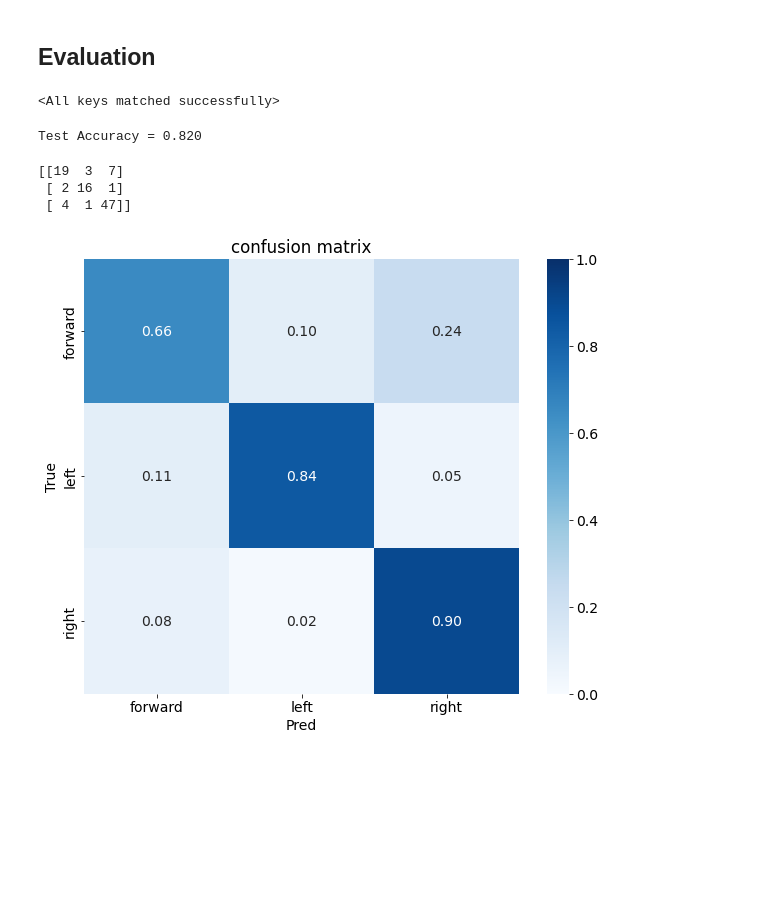
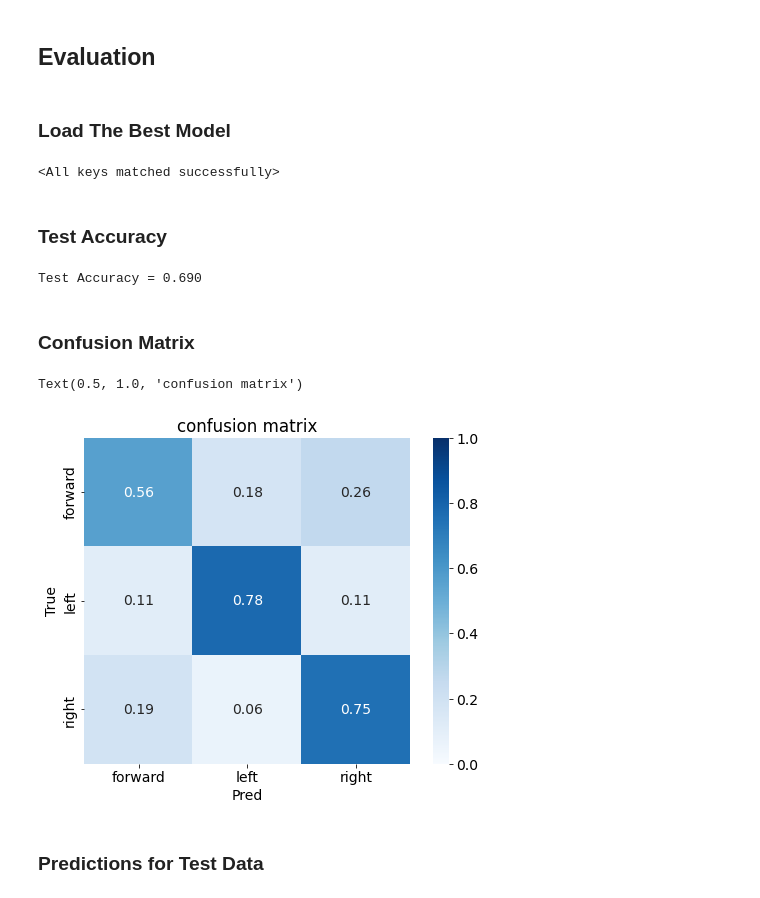
Before and after one commit to naoya1110/jetbot_road_following_by_classification, a Jupyter notebook: train_model.ipynb, the cells around one changed output. Drawn from its saved outputs; the diff is of its cells as text; code cells hidden in the pictures; blank space fills up the shorter version.

```diff
--- a/train_model.ipynb
+++ b/train_model.ipynb
@@ -62,5 +65,9 @@ for subdir in subdirs:
         path = os.path.join("dataset", subdir, filename)
         img = cv2.imread(path)
         if img is None:
-            os.remove(path)
-            print("Removed", path)
+            try:
+                os.remove(path)
+                print("Removed", path)
+            except IsADirectoryError:
+                shutil.rmtree(path)
+                print("Removed", path)
@@ -134,3 +140,5 @@ Next, we split the dataset into *training* and *test* sets.  The test set will b
+# %%
+classnames = {0:"forward", 1:"left", 2:"right"}
 # %% [markdown]
 ### Split dataset into train and test sets
 # %%
@@ -258,10 +267,12 @@ Using the code below we will train the neural network for 30 epochs, saving the
 # %%
+import torch.optim as optim
+
 model = Model()
 
 device = torch.device('cuda')
 model = model.to(device)
 
-#class_weights = torch.tensor(class_weights, dtype=torch.float32).to(device)
+class_weights = torch.tensor(class_weights, dtype=torch.float32).to(device)
 loss_func = nn.CrossEntropyLoss(weight=class_weights)                      # set loss function
 optimizer = optim.Adam(model.parameters(), lr=1E-4)    # set optimizer
 epochs = 20
@@ -430,9 +403,13 @@ plt.legend()
 # %% [markdown]
 ## Evaluation
+# %% [markdown]
+### Load The Best Model
 # %%
 model.load_state_dict(torch.load(best_model_path))   # load model parameters to the initialized model
 # %% [output]
 <All keys matched successfully>
+# %% [markdown]
+### Test Accuracy
 # %%
 test_accuracy = 0
 
@@ -456,37 +433,34 @@ with torch.no_grad():    # disable autograd
 test_accuracy = test_accuracy/len(test_dataset)      # determine accuracy for test data
 print(f"Test Accuracy = {test_accuracy:.3f}")
 # %% [output]
-Test Accuracy = 0.820
+Test Accuracy = 0.690
+# %% [markdown]
+### Confusion Matrix
 # %%
 from sklearn.metrics import confusion_matrix
 
 cmx = confusion_matrix(y_test_all, p_label_all)
 
 cmx_pct = np.zeros(cmx.shape)
 
 for i in range(cmx.shape[0]):
     for j in range(cmx.shape[1]):
         cmx_pct[i, j] = cmx[i, j]/cmx[i, :].sum()
 
-plt.figure(figsize=(10,8))
+plt.figure(figsize=(8,6))
 labels = classnames.values()
 
 sns.heatmap(cmx_pct, annot=True, fmt=".2f", cmap="Blues", vmin=0, vmax=1,
             xticklabels=classnames.values(), yticklabels=classnames.values(), square=True)
 
-#sns.heatmap(cmx, annot=True, fmt=".0f", cmap="Blues", vmin=0, vmax=1,
-#            xticklabels=classnames.values(), yticklabels=classnames.values(), square=True)
-
 plt.ylabel("True")
 plt.xlabel("Pred")
 plt.title("confusion matrix")
-
-print(cmx)
 # %% [output]
-[[19  3  7]
- [ 2 16  1]
- [ 4  1 47]]
+Text(0.5, 1.0, 'confusion matrix')
-[figure, old version]
+[figure, new version]
+# %% [markdown]
+### Predictions for Test Data
 # %%
 plt.figure(figsize=(20, 14))
 
```
Also changed, not shown: parts of 31 cells of this notebook.
